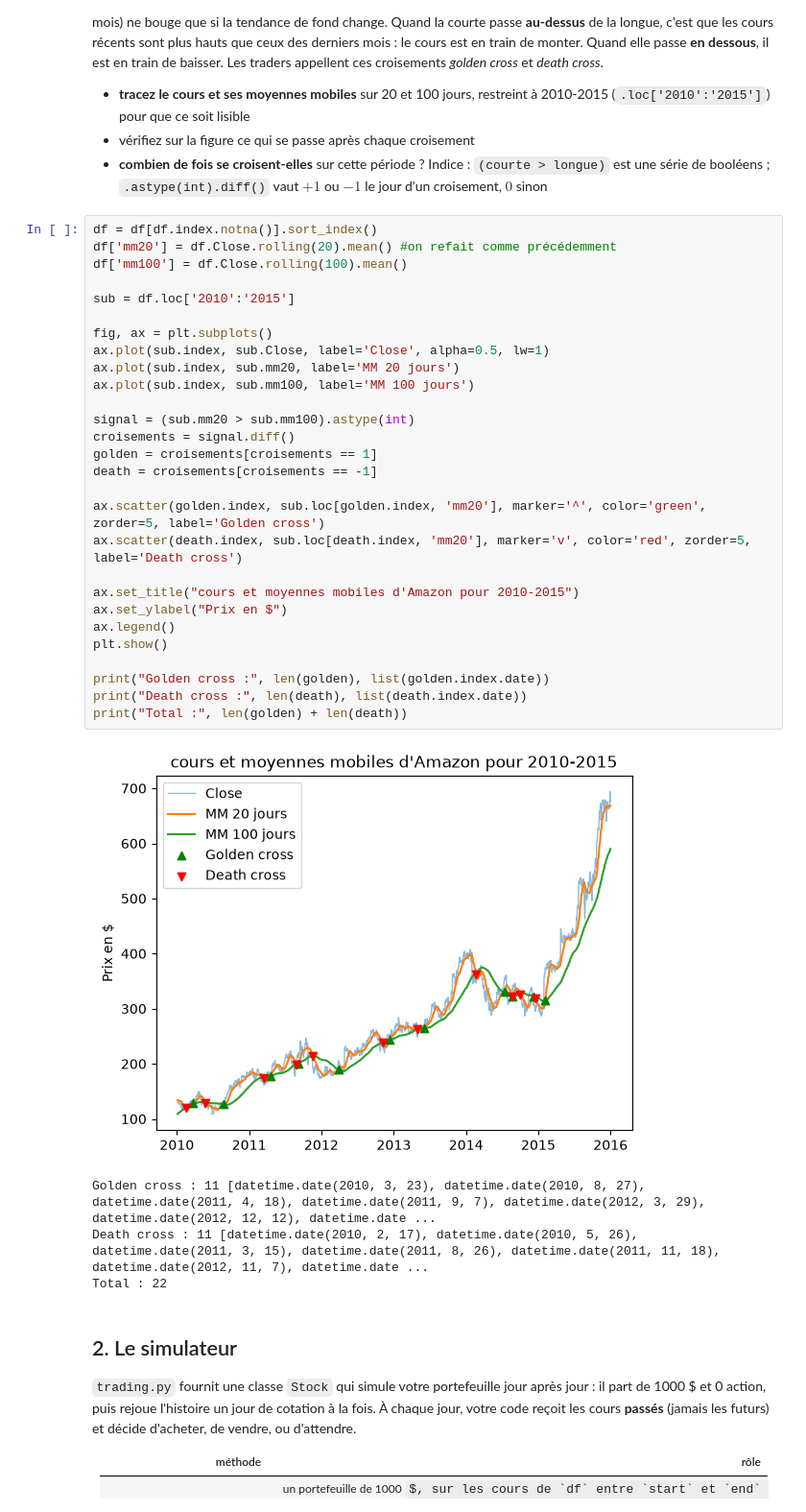
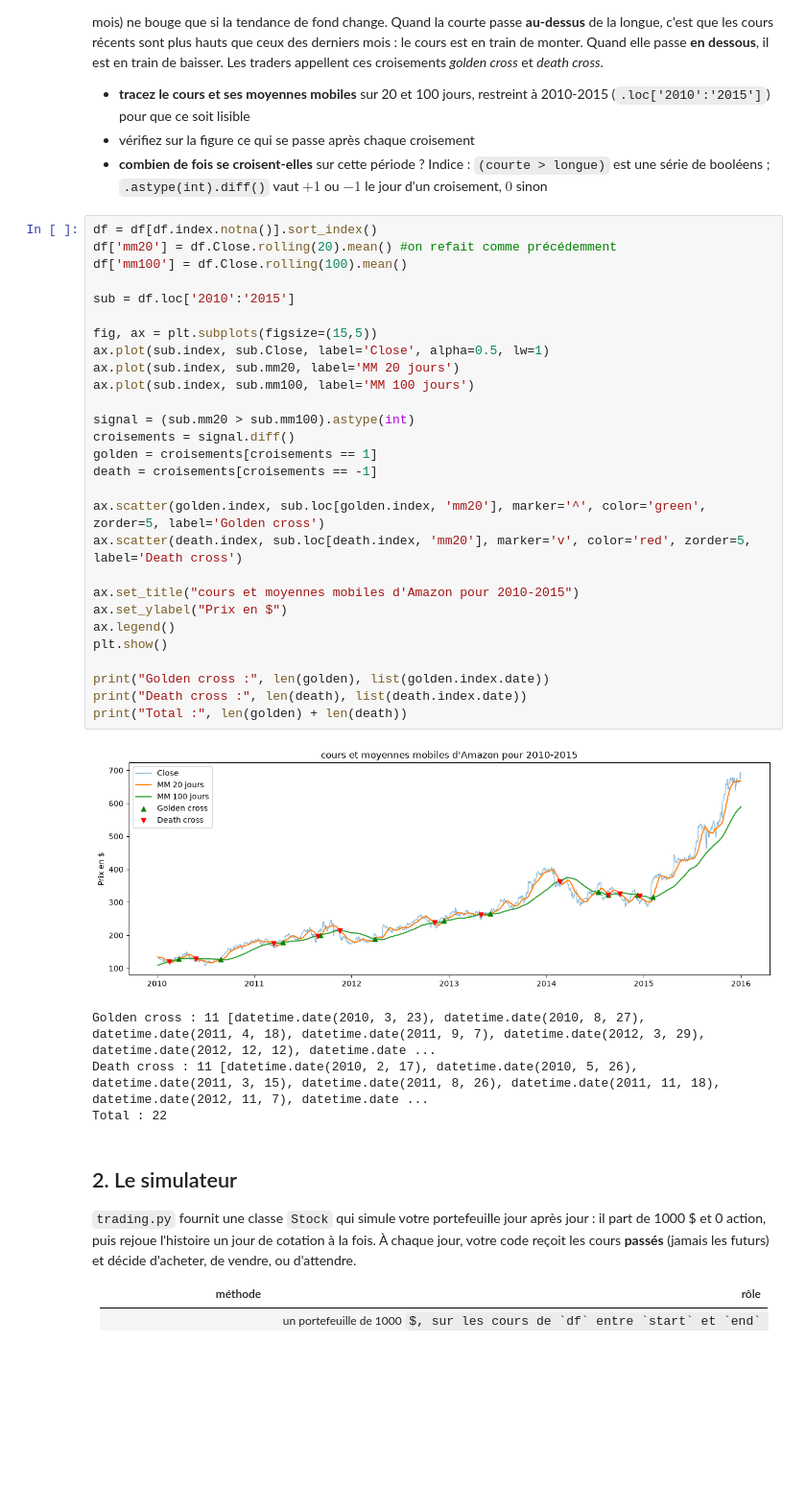
Before and after one commit to LolaFaus/projet-trading-pandas, a Jupyter notebook: groupe-8.ipynb, the cells around one changed output. Shown at 96% size. Cells and saved outputs as stored; diff of their text form; some formulas as TeX source; blank space fills up the shorter version.

```diff
--- a/groupe-8.ipynb
+++ b/groupe-8.ipynb
@@ -227,33 +227,33 @@ Quand elle passe **en dessous**, il est en train de baisser. Les traders appelle
 # %%
 df = df[df.index.notna()].sort_index()
 df['mm20'] = df.Close.rolling(20).mean() #on refait comme précédemment
 df['mm100'] = df.Close.rolling(100).mean()
 
 sub = df.loc['2010':'2015']
 
-fig, ax = plt.subplots()
+fig, ax = plt.subplots(figsize=(15,5))
 ax.plot(sub.index, sub.Close, label='Close', alpha=0.5, lw=1)
 ax.plot(sub.index, sub.mm20, label='MM 20 jours')
 ax.plot(sub.index, sub.mm100, label='MM 100 jours')
 
 signal = (sub.mm20 > sub.mm100).astype(int)
 croisements = signal.diff()
 golden = croisements[croisements == 1]
 death = croisements[croisements == -1]
 
 ax.scatter(golden.index, sub.loc[golden.index, 'mm20'], marker='^', color='green', zorder=5, label='Golden cross')
 ax.scatter(death.index, sub.loc[death.index, 'mm20'], marker='v', color='red', zorder=5, label='Death cross')
 
 ax.set_title("cours et moyennes mobiles d'Amazon pour 2010-2015")
 ax.set_ylabel("Prix en $")
 ax.legend()
 plt.show()
 
 print("Golden cross :", len(golden), list(golden.index.date))
 print("Death cross :", len(death), list(death.index.date))
 print("Total :", len(golden) + len(death))
 # %% [output]
-[figure, old version]
+[figure, new version]
 Golden cross : 11 [datetime.date(2010, 3, 23), datetime.date(2010, 8, 27), datetime.date(2011, 4, 18), datetime.date(2011, 9, 7), datetime.date(2012, 3, 29), datetime.date(2012, 12, 12), datetime.date ...
 Death cross : 11 [datetime.date(2010, 2, 17), datetime.date(2010, 5, 26), datetime.date(2011, 3, 15), datetime.date(2011, 8, 26), datetime.date(2011, 11, 18), datetime.date(2012, 11, 7), datetime.date ...
 Total : 22
```
